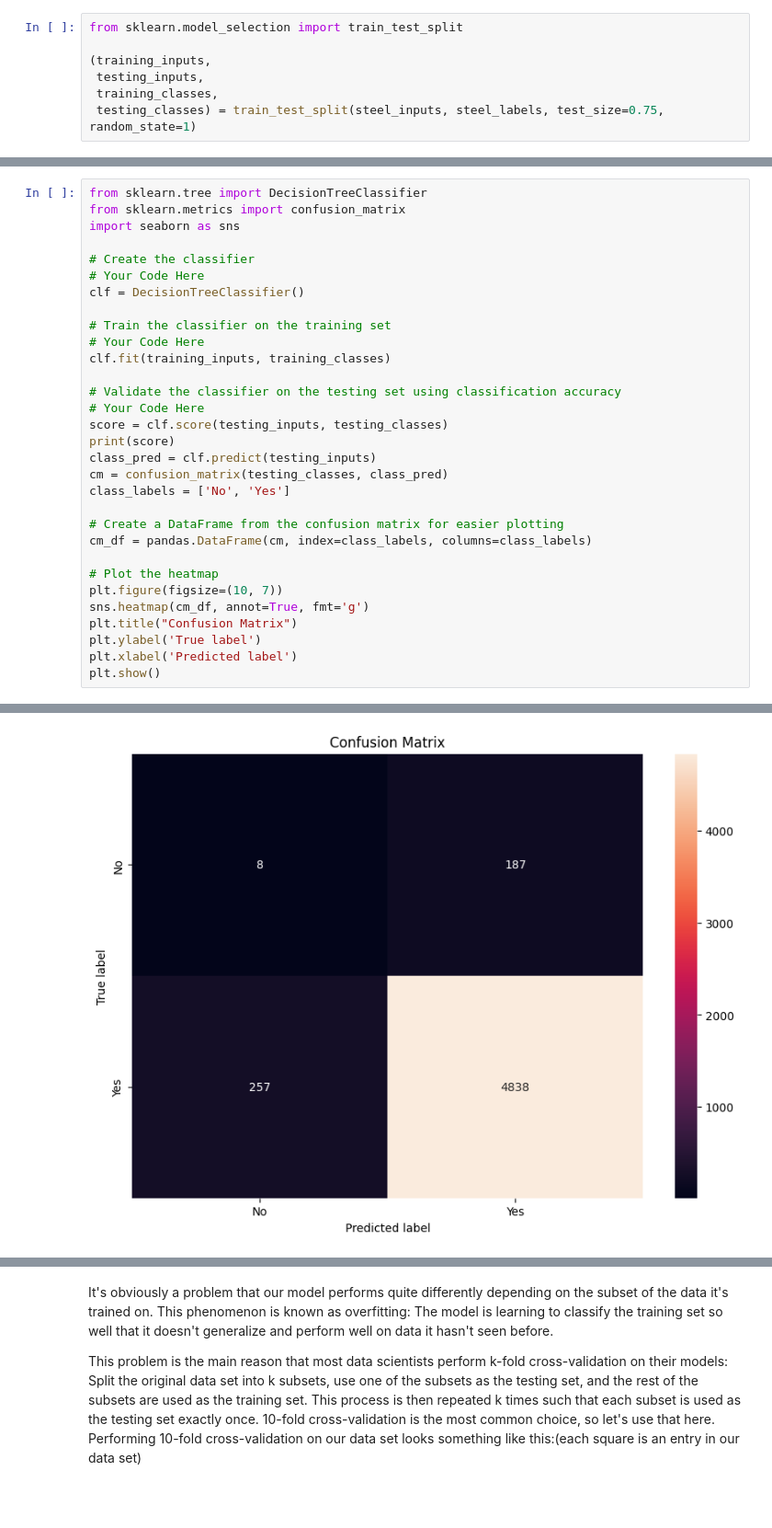
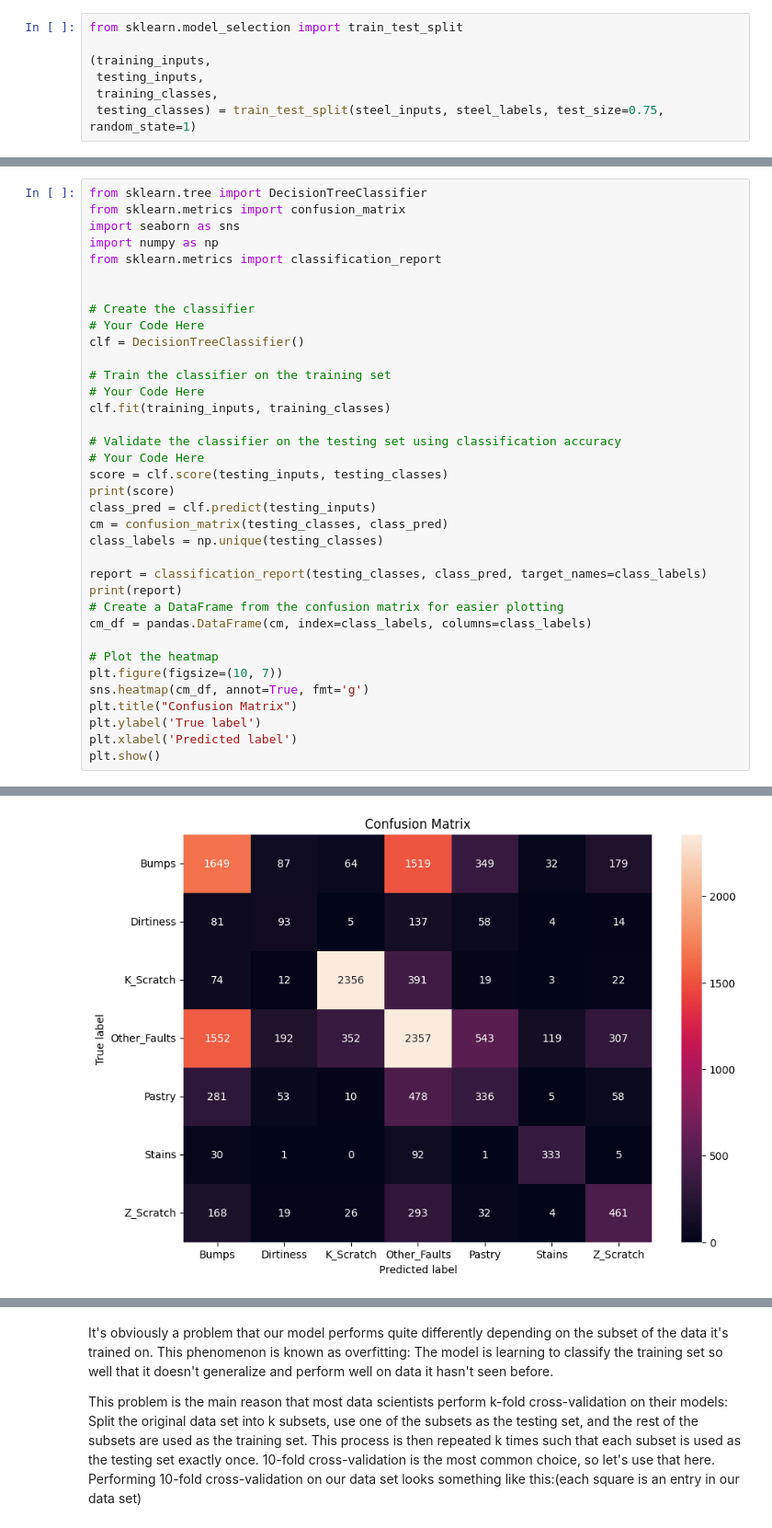
Before and after one commit to Onso37/ia-proj2, a Jupyter notebook: ia-proj2.ipynb, the cells around one changed output, grey strips where cells are left out. Shown at 92% size. Drawn from its saved outputs; the diff is of its cells as text; blank space fills up the shorter version.

Commit message:
done some plotting

```diff
--- a/ia-proj2.ipynb
+++ b/ia-proj2.ipynb
@@ -275,6 +239,9 @@ m)	Import the DecisionTreeClassifier and train the classifier on the training se
 from sklearn.tree import DecisionTreeClassifier
 from sklearn.metrics import confusion_matrix
 import seaborn as sns
+import numpy as np
+from sklearn.metrics import classification_report
+
 
 # Create the classifier
 # Your Code Here
@@ -290,8 +257,10 @@ score = clf.score(testing_inputs, testing_classes)
 print(score)
 class_pred = clf.predict(testing_inputs)
 cm = confusion_matrix(testing_classes, class_pred)
-class_labels = ['No', 'Yes']
+class_labels = np.unique(testing_classes)
 
+report = classification_report(testing_classes, class_pred, target_names=class_labels)
+print(report)
 # Create a DataFrame from the confusion matrix for easier plotting
 cm_df = pandas.DataFrame(cm, index=class_labels, columns=class_labels)
 
@@ -307 +289 @@ plt.show()
-[figure, old version]
+[figure, new version]
```
Also changed, not shown: parts of 21 cells of this notebook, 1 other file.
